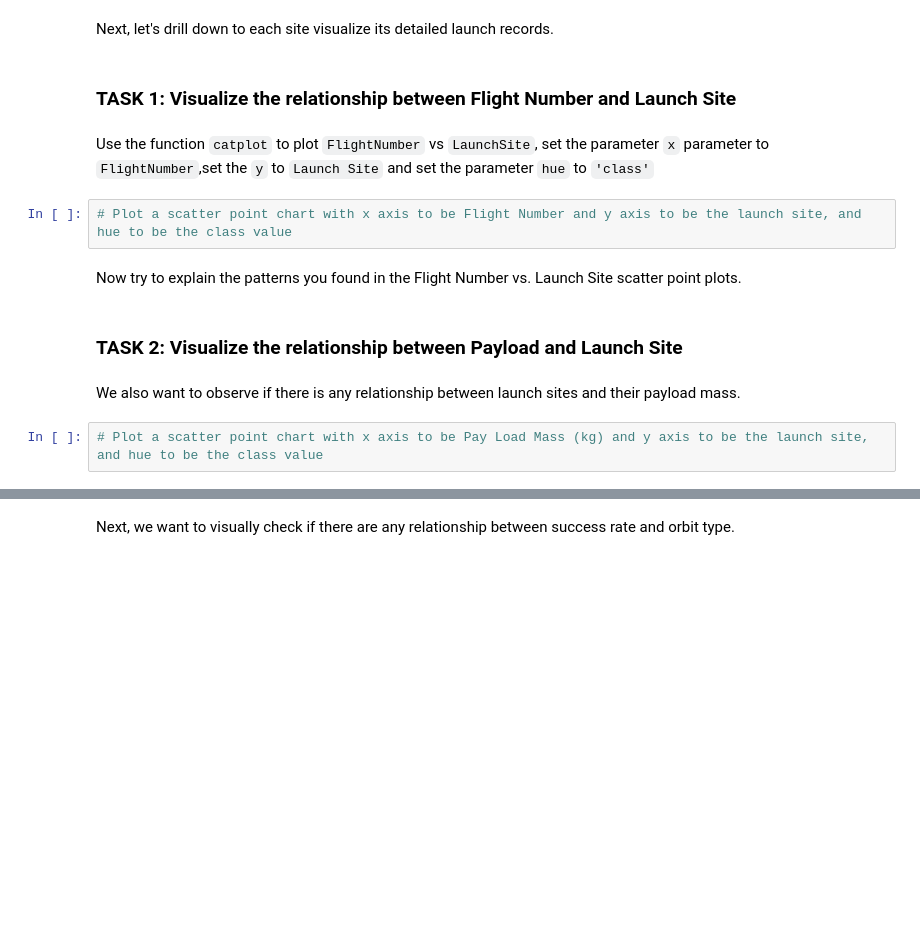
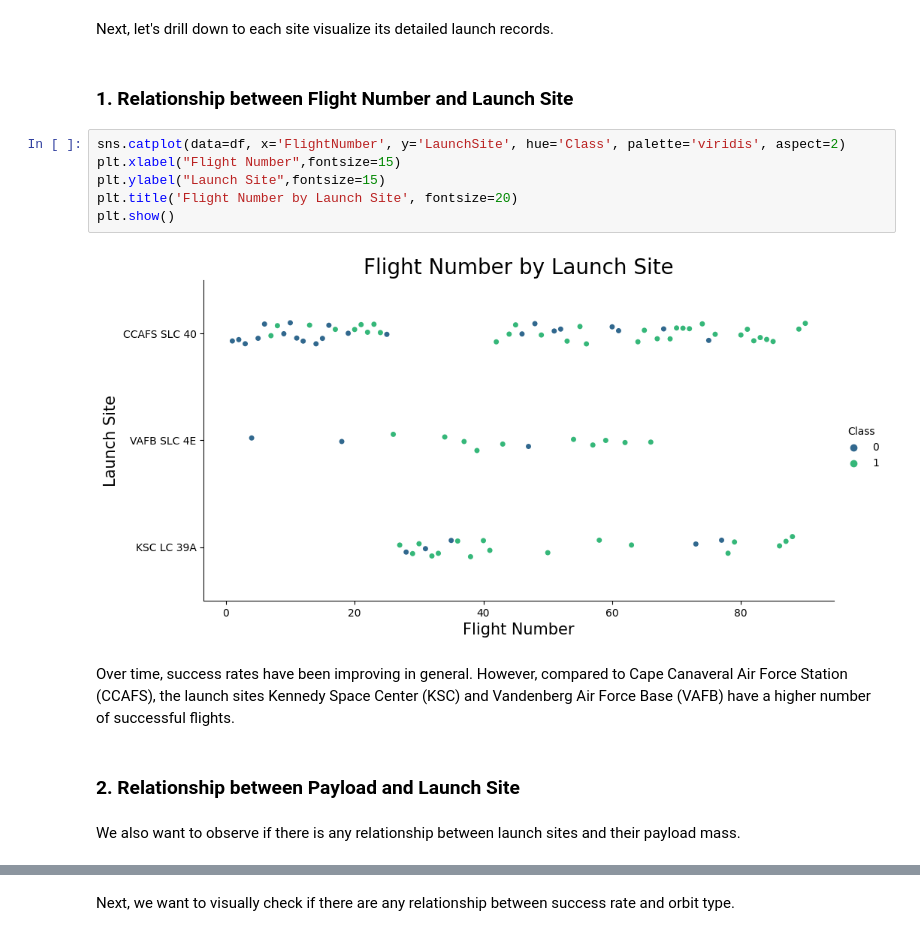
Before and after one commit to Mas73rs/IBM_capstone_project, a Jupyter notebook: notebooks/03b_eda_dataviz.ipynb, the cells around one changed output, grey strips where cells are left out. Cells and saved outputs as stored; diff of their text form; blank space fills up the shorter version.

```diff
--- a/notebooks/03b_eda_dataviz.ipynb
+++ b/notebooks/03b_eda_dataviz.ipynb
@@ -67,16 +75,18 @@ We see that different launch sites have different success rates.  <code>CCAFS LC
 # %% [markdown]
 Next, let's drill down to each site visualize its detailed launch records.
 # %% [markdown]
-### TASK 1: Visualize the relationship between Flight Number and Launch Site
+### 1. Relationship between Flight Number and Launch Site
-# %% [markdown]
-Use the function <code>catplot</code> to plot <code>FlightNumber</code> vs <code>LaunchSite</code>, set the  parameter <code>x</code>  parameter to <code>FlightNumber</code>,set the  <code>y</code> to <code>Launch Site</code> and set the parameter <code>hue</code> to <code>'class'</code>
-# %%
-# Plot a scatter point chart with x axis to be Flight Number and y axis to be the launch site, and hue to be the class value
-# %% [markdown]
-Now try to explain the patterns you found in the Flight Number vs. Launch Site scatter point plots.
+# %%
+sns.catplot(data=df, x='FlightNumber', y='LaunchSite', hue='Class', palette='viridis', aspect=2)
+plt.xlabel("Flight Number",fontsize=15)
+plt.ylabel("Launch Site",fontsize=15)
+plt.title('Flight Number by Launch Site', fontsize=20)
+plt.show()
+# %% [output]
+[figure, added]
+# %% [markdown]
+Over time, success rates have been improving in general. However, compared to Cape Canaveral Air Force Station (CCAFS), the launch sites Kennedy Space Center (KSC) and Vandenberg Air Force Base (VAFB) have a higher number of successful flights.
 # %% [markdown]
-### TASK 2: Visualize the relationship between Payload and Launch Site
+### 2. Relationship between Payload and Launch Site
 # %% [markdown]
 We also want to observe if there is any relationship between launch sites and their payload mass.
-# %%
-# Plot a scatter point chart with x axis to be Pay Load Mass (kg) and y axis to be the launch site, and hue to be the class value
```
Also changed, not shown: parts of 41 cells of this notebook, 8 other files.
